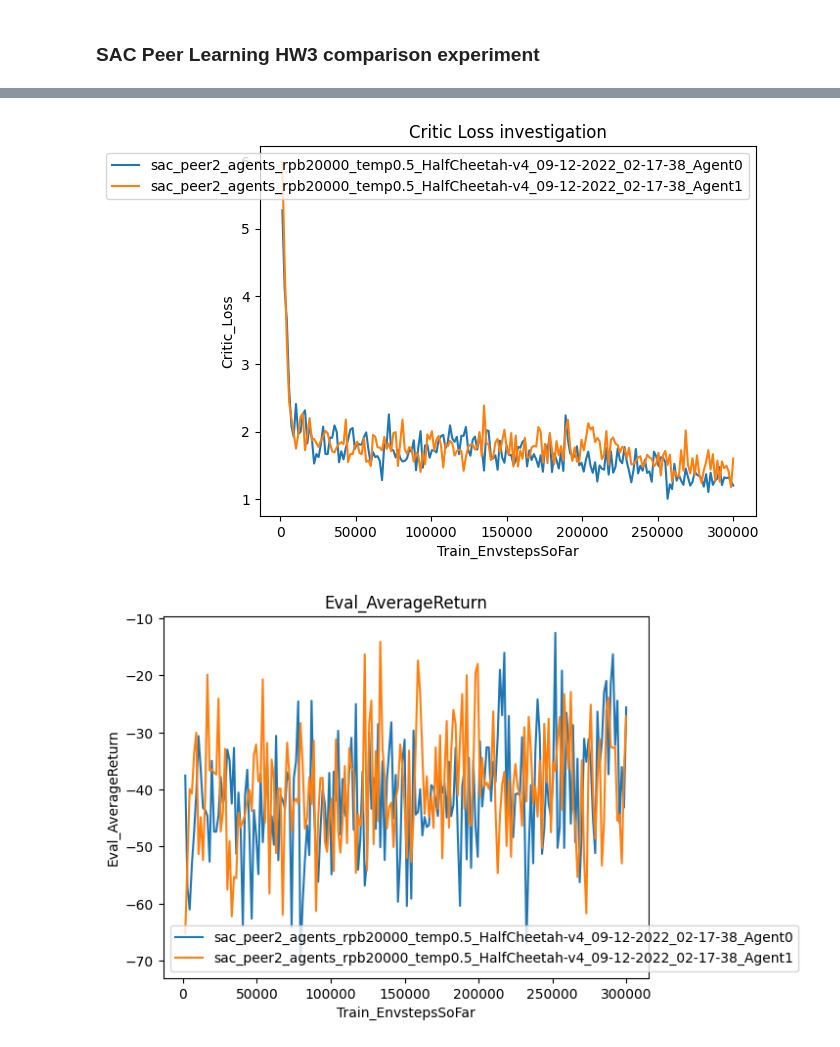
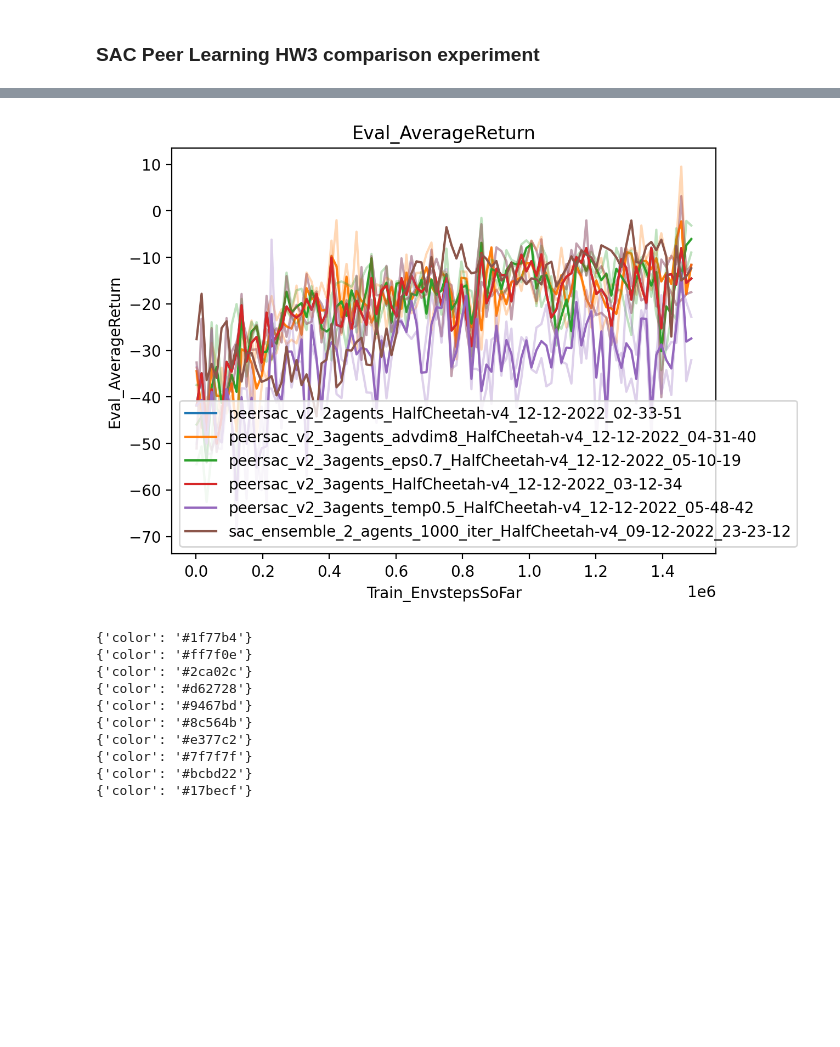
Before and after one commit to chirag-sharma-00/CS285-Project, a Jupyter notebook: cs285/scripts/plotter.ipynb, the cells around one changed output, grey strips where cells are left out. Drawn from its saved outputs; the diff is of its cells as text; code cells hidden in the pictures; blank space fills up the shorter version.

```diff
--- a/cs285/scripts/plotter.ipynb
+++ b/cs285/scripts/plotter.ipynb
@@ -8,6 +6,9 @@ import matplotlib.pyplot as plt
 import glob
 import tensorflow as tf
 import numpy as np
+plt.rcParams['figure.dpi']=200
+
+colors = ['#1f77b4', '#ff7f0e', '#2ca02c', '#d62728', '#9467bd', '#8c564b', '#e377c2', '#7f7f7f', '#bcbd22', '#17becf']
 # %%
 def get_section_results(file, X_label='Train_EnvstepsSoFar', Y_label='Train_AverageReturn'):
     """
@@ -29,11 +30,12 @@ def getXY(exp_name, X_label='Train_EnvstepsSoFar', Y_label='Train_AverageReturn'
     X, Y = get_section_results(eventfile, X_label=X_label, Y_label=Y_label)
     return X, Y
 
-def getXYpeer(exp_name, X_label='Train_EnvstepsSoFar', Y_label='Train_AverageReturn', peer_num=2):
+def getXYpeer(exp_name, X_label='Train_EnvstepsSoFar', Y_label='Train_AverageReturn', peer_num=10):
     result = []
     for i in range(peer_num):
         Xi, Yi = getXY(exp_name, "Agent%d_"%i+X_label, "Agent%d_"%i+Y_label)
-        result.append((Xi, Yi))
+        if Xi and Yi:
+            result.append((Xi, Yi))
     return result
 
 def check(exp_name):
@@ -116,14 +67,13 @@ plt.show()
 # %% [markdown]
 ### SAC Peer Learning HW3 comparison experiment
 # %%
-exp_names = [sacv1]
-peer_num = 2
+exp_names = [v2exp1]
 
 X_label='Train_EnvstepsSoFar'
 Y_label='Critic_Loss'
 for exp_name in exp_names:
-    series = getXYpeer(exp_name, X_label, Y_label, peer_num)
-    for i in range(peer_num):
+    series = getXYpeer(exp_name, X_label, Y_label)
+    for i in range(len(series)):
         X, Y = series[i]
         plt.plot(X, Y, marker='x', label=exp_name+"_Agent%d"%i)
 plt.xlabel(X_label)
@@ -135,8 +85,8 @@ plt.show()
 X_label='Train_EnvstepsSoFar'
 Y_label='Eval_AverageReturn'
 for exp_name in exp_names:
-    series = getXYpeer(exp_name, X_label, Y_label, peer_num)
-    for i in range(peer_num):
+    series = getXYpeer(exp_name, X_label, Y_label)
+    for i in range(len(series)):
         X, Y = series[i]
         plt.plot(X, Y, marker='x', label=exp_name+"_Agent%d"%i)
 plt.xlabel(X_label)
@@ -182,32 +125,23 @@ plt.show()
 # %%
-exp_names = [sac_temp0p5] # sac_hw3q6a3_alt
-peer_num = 2
-
-X_label='Train_EnvstepsSoFar'
-Y_label='Critic_Loss'
-for exp_name in exp_names:
-    series = getXYpeer(exp_name, X_label, Y_label, peer_num)
-    for i in range(peer_num):
-        X, Y = series[i]
-        plt.plot(X, Y, label=exp_name+"_Agent%d"%i)
-plt.xlabel(X_label)
-plt.ylabel(Y_label)
-plt.legend()
-plt.title("Critic Loss investigation")
-plt.show()
+exp_names = [v2exp1, v2exp2, v2exp3, v2exp4, v2exp5, ensemble2] # hw3q6, baseline
 
 X_label='Train_EnvstepsSoFar'
 Y_label='Eval_AverageReturn'
-for exp_name in exp_names:
-    series = getXYpeer(exp_name, X_label, Y_label, peer_num)
-    for i in range(peer_num):
-        X, Y = series[i]
-        plt.plot(X, Y, label=exp_name+"_Agent%d"%i)
+for ci, exp_name in enumerate(exp_names):
+    if "peer" in exp_name:
+        series = getXYpeer(exp_name, X_label, Y_label)
+        for i in range(len(series)):
+            X, Y = series[i]
+            plt.plot(X, Y, alpha=0.3, c=colors[ci])
+        Y_avg = np.mean([Y for X, Y in series], axis=0)
+        plt.plot(X, Y_avg, label=exp_name, c=colors[ci])
+    else:
+        X, Y = getXY(exp_name, X_label, Y_label)
+        plt.plot(X, Y, label=exp_name, c=colors[ci])
 plt.xlabel(X_label)
 plt.ylabel(Y_label)
 plt.legend()
 plt.title("Eval_AverageReturn")
 plt.show()
 # %% [output]
-[figure, old version]
+[figure, new version]
-[figure, removed]
@@ -213,0 +151,14 @@ plt.show()
+# %%
+for c in colors:
+    print(c)
+# %% [output]
+{'color': '#1f77b4'}
+{'color': '#ff7f0e'}
+{'color': '#2ca02c'}
+{'color': '#d62728'}
+{'color': '#9467bd'}
+{'color': '#8c564b'}
+{'color': '#e377c2'}
+{'color': '#7f7f7f'}
+{'color': '#bcbd22'}
+{'color': '#17becf'}
```
Also changed, not shown: parts of 9 cells of this notebook, 27 other files.
